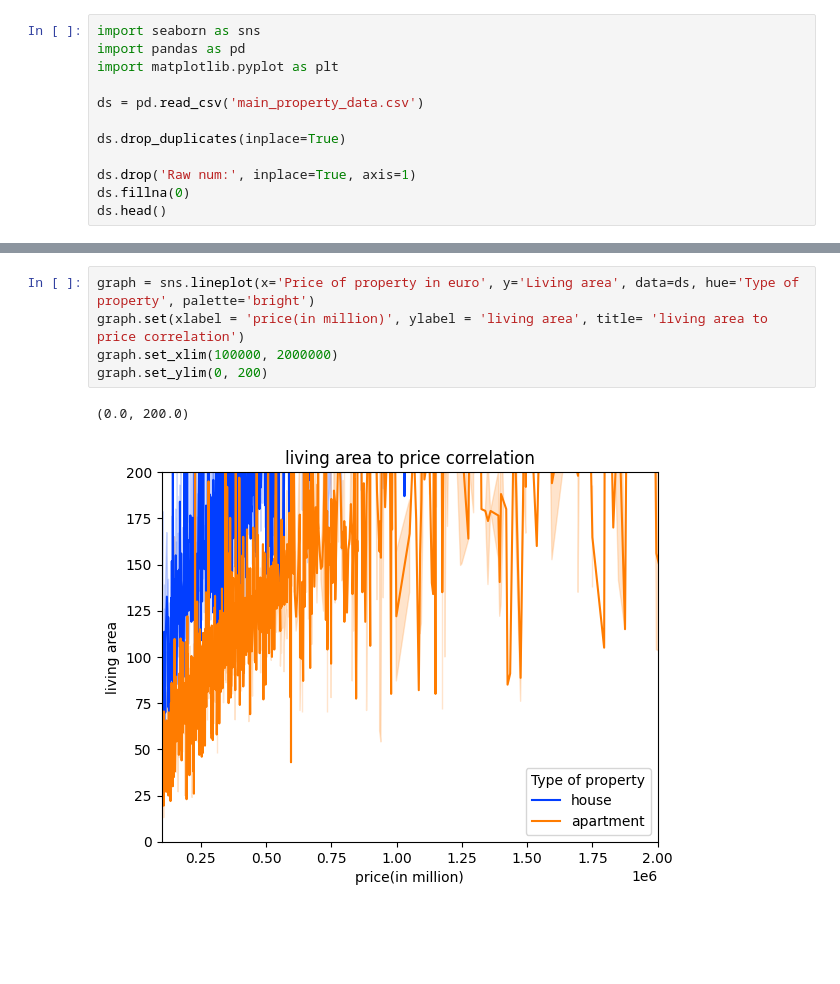
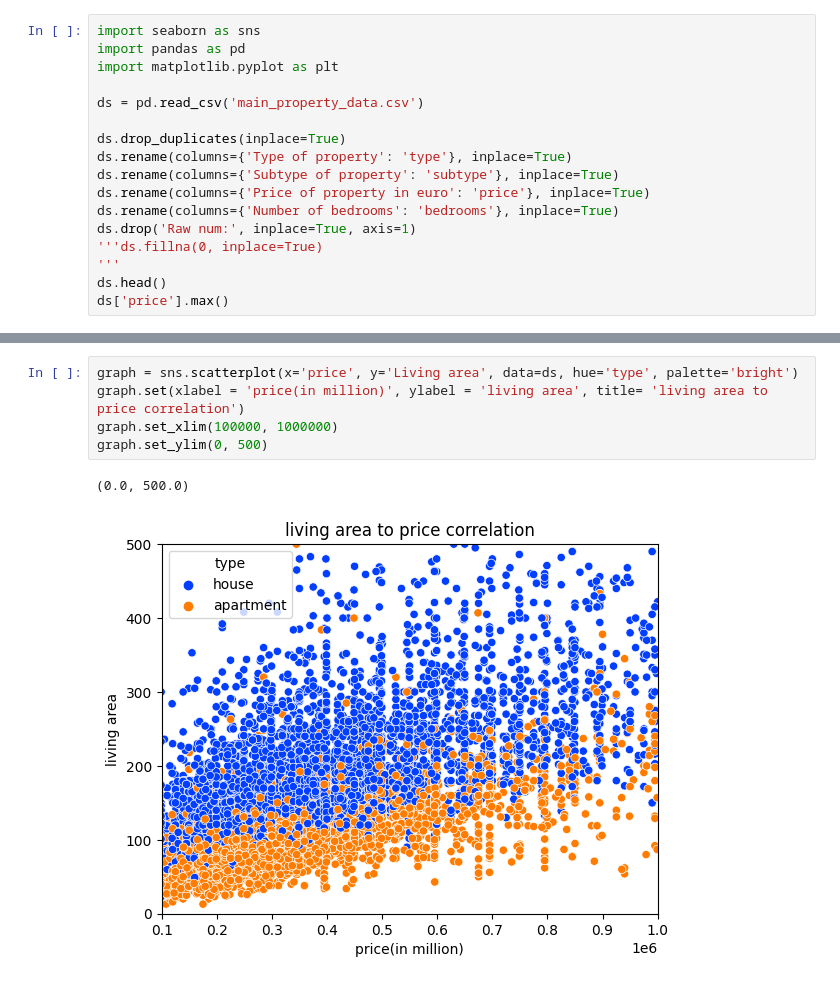
Before and after one commit to danielbauwens/Immo-Project-Data-Analysis, a Jupyter notebook: analysis.ipynb, the cells around one changed output, grey strips where cells are left out. Drawn from its saved outputs; the diff is of its cells as text; blank space fills up the shorter version.

```diff
--- a/analysis.ipynb
+++ b/analysis.ipynb
@@ -6,8 +6,13 @@ import matplotlib.pyplot as plt
 ds = pd.read_csv('main_property_data.csv')
 
 ds.drop_duplicates(inplace=True)
-
+ds.rename(columns={'Type of property': 'type'}, inplace=True)
+ds.rename(columns={'Subtype of property': 'subtype'}, inplace=True)
+ds.rename(columns={'Price of property in euro': 'price'}, inplace=True)
+ds.rename(columns={'Number of bedrooms': 'bedrooms'}, inplace=True)
 ds.drop('Raw num:', inplace=True, axis=1)
-ds.fillna(0)
+'''ds.fillna(0, inplace=True)
+'''
 ds.head()
+ds['price'].max()
 # %% [output]
@@ -28,8 +28,8 @@ graph.set_ylim(-1, 15)
 # %%
-graph = sns.lineplot(x='Price of property in euro', y='Living area', data=ds, hue='Type of property', palette='bright')
+graph = sns.scatterplot(x='price', y='Living area', data=ds, hue='type', palette='bright')
 graph.set(xlabel = 'price(in million)', ylabel = 'living area', title= 'living area to price correlation')
-graph.set_xlim(100000, 2000000)
-graph.set_ylim(0, 200)
+graph.set_xlim(100000, 1000000)
+graph.set_ylim(0, 500)
 # %% [output]
-(0.0, 200.0)
+(0.0, 500.0)
-[figure, old version]
+[figure, new version]
```
Also changed, not shown: parts of 5 cells of this notebook.
